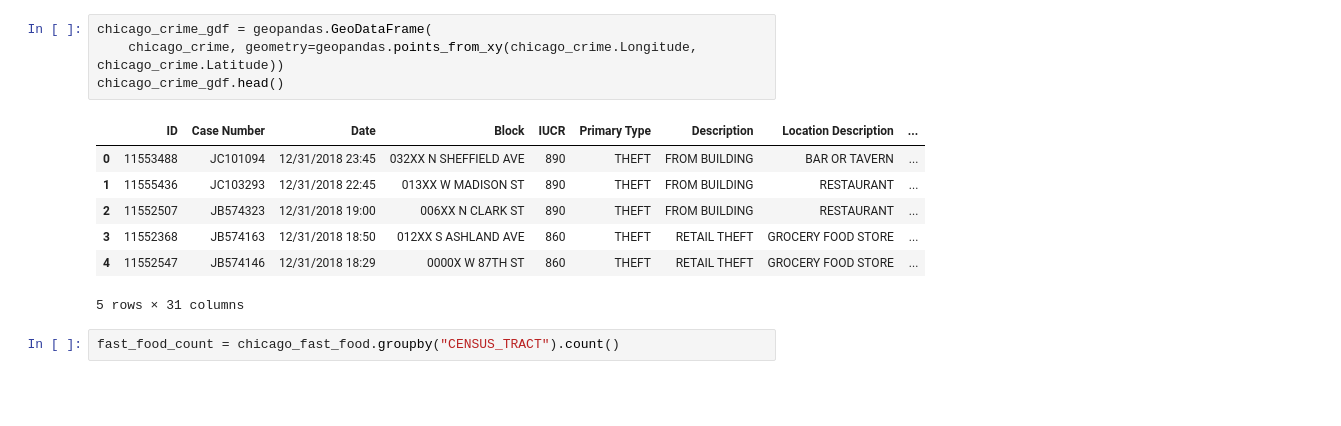
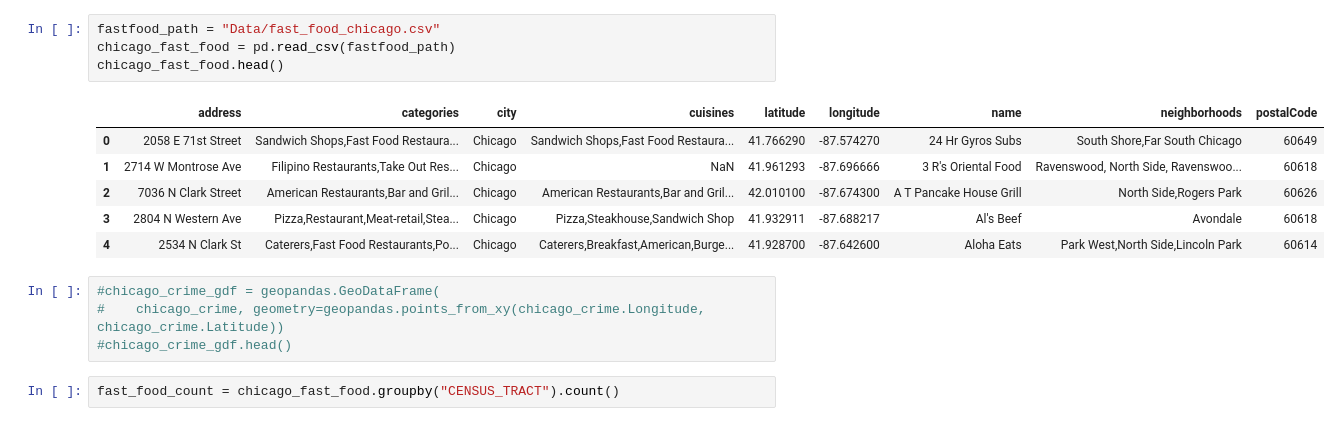
Before and after one commit to chell0011/MMA1, a Jupyter notebook: Mapping Regions.ipynb, the cells around one changed output. Saved outputs shown, nothing was run; the diff lists cells and outputs as text; blank space fills up the shorter version.

```diff
--- a/Mapping Regions.ipynb
+++ b/Mapping Regions.ipynb
@@ -52,18 +75,21 @@ chicago_fast_food.merge(df_c, how="left", on="CENSUS_TRACT")
 | 504 | JEWEL FOOD STORE #3302 | 1402.0 | 259.0 | 25431.0 | A | 3644 S ARCHER AVE | 60609 | ... |
 | 505 | CERMAK PRODUCE | 1770942.0 | 311980.0 | 17000.0 | A | 3311 W 26TH ST | 60623 | ... |
 506 rows × 32 columns
+# %%
+fastfood_path = "Data/fast_food_chicago.csv"
+chicago_fast_food = pd.read_csv(fastfood_path)
+chicago_fast_food.head()
+# %% [output]
+|  | address | categories | city | cuisines | latitude | longitude | name | neighborhoods | postalCode |
+| 0 | 2058 E 71st Street | Sandwich Shops,Fast Food Restaura... | Chicago | Sandwich Shops,Fast Food Restaura... | 41.766290 | -87.574270 | 24 Hr Gyros Subs | South Shore,Far South Chicago | 60649 |
+| 1 | 2714 W Montrose Ave | Filipino Restaurants,Take Out Res... | Chicago | NaN | 41.961293 | -87.696666 | 3 R's Oriental Food | Ravenswood, North Side, Ravenswoo... | 60618 |
+| 2 | 7036 N Clark Street | American Restaurants,Bar and Gril... | Chicago | American Restaurants,Bar and Gril... | 42.010100 | -87.674300 | A T Pancake House Grill | North Side,Rogers Park | 60626 |
+| 3 | 2804 N Western Ave | Pizza,Restaurant,Meat-retail,Stea... | Chicago | Pizza,Steakhouse,Sandwich Shop | 41.932911 | -87.688217 | Al's Beef | Avondale | 60618 |
+| 4 | 2534 N Clark St | Caterers,Fast Food Restaurants,Po... | Chicago | Caterers,Breakfast,American,Burge... | 41.928700 | -87.642600 | Aloha Eats | Park West,North Side,Lincoln Park | 60614 |
 # %%
-chicago_crime_gdf = geopandas.GeoDataFrame(
-    chicago_crime, geometry=geopandas.points_from_xy(chicago_crime.Longitude, chicago_crime.Latitude))
-chicago_crime_gdf.head()
+#chicago_crime_gdf = geopandas.GeoDataFrame(
+#    chicago_crime, geometry=geopandas.points_from_xy(chicago_crime.Longitude, chicago_crime.Latitude))
+#chicago_crime_gdf.head()
-# %% [output]
-|  | ID | Case Number | Date | Block | IUCR | Primary Type | Description | Location Description | ... |
-| 0 | 11553488 | JC101094 | 12/31/2018 23:45 | 032XX N SHEFFIELD AVE | 890 | THEFT | FROM BUILDING | BAR OR TAVERN | ... |
-| 1 | 11555436 | JC103293 | 12/31/2018 22:45 | 013XX W MADISON ST | 890 | THEFT | FROM BUILDING | RESTAURANT | ... |
-| 2 | 11552507 | JB574323 | 12/31/2018 19:00 | 006XX N CLARK ST | 890 | THEFT | FROM BUILDING | RESTAURANT | ... |
-| 3 | 11552368 | JB574163 | 12/31/2018 18:50 | 012XX S ASHLAND AVE | 860 | THEFT | RETAIL THEFT | GROCERY FOOD STORE | ... |
-| 4 | 11552547 | JB574146 | 12/31/2018 18:29 | 0000X W 87TH ST | 860 | THEFT | RETAIL THEFT | GROCERY FOOD STORE | ... |
-5 rows × 31 columns
 # %%
 fast_food_count = chicago_fast_food.groupby("CENSUS_TRACT").count()
 # %%
```
Also changed, not shown: parts of 29 cells of this notebook.
